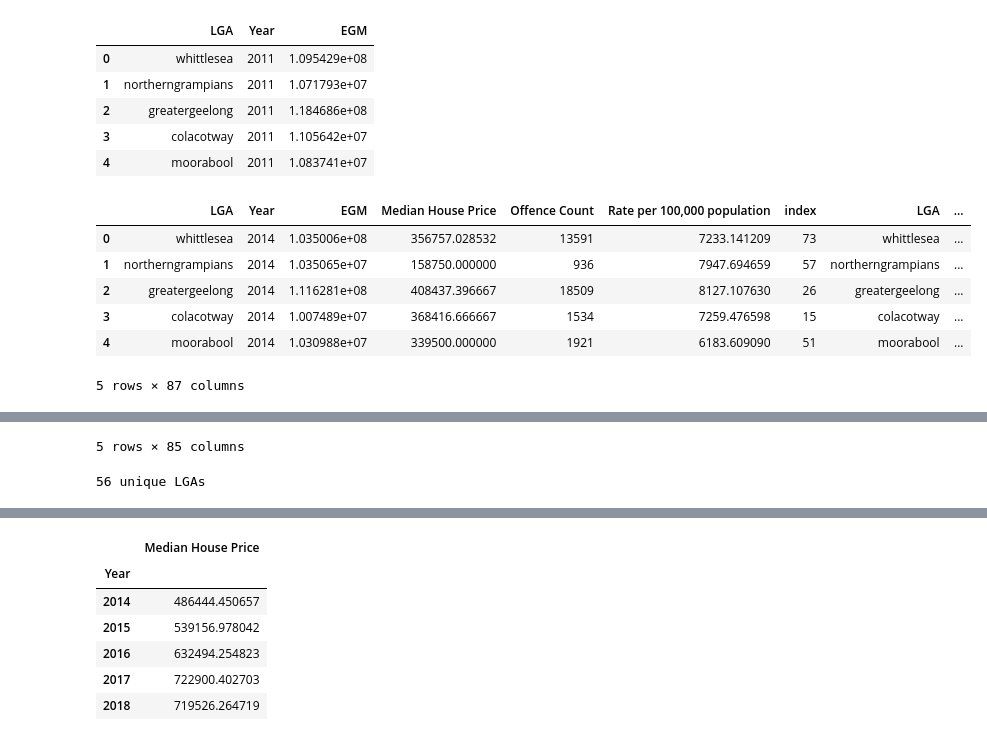
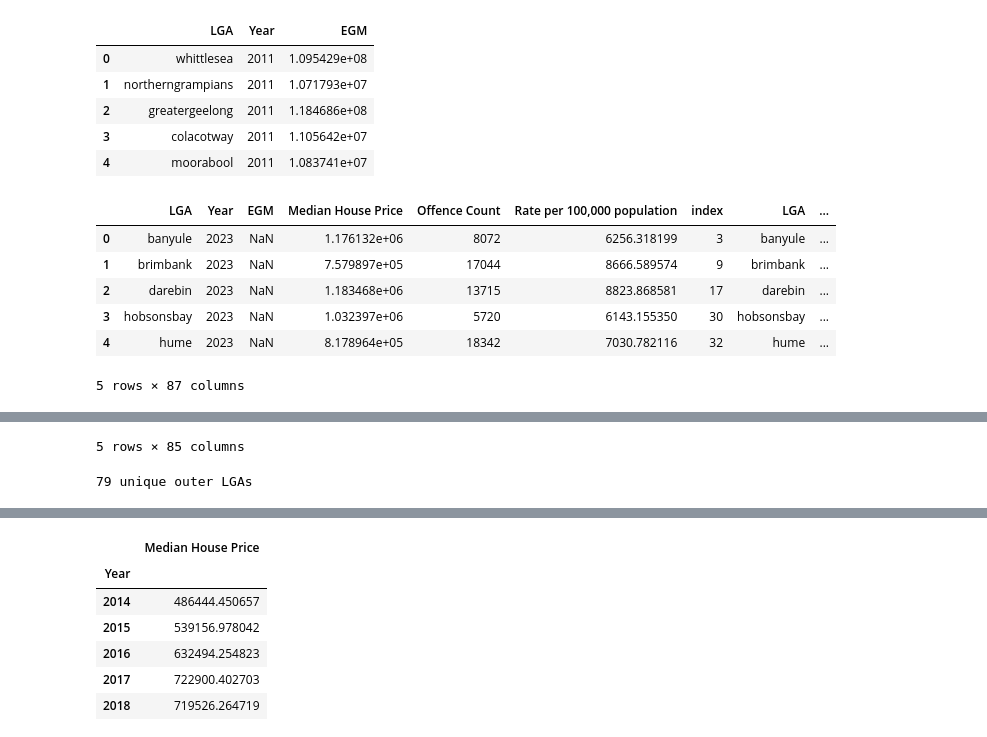
Before and after one commit to khangluong2004/COMP20008_Assignment2, a Jupyter notebook: terry/eda.ipynb, the cells around one changed output, grey strips where cells are left out. Cells and saved outputs as stored; diff of their text form; code cells hidden in the pictures.

```diff
--- a/terry/eda.ipynb
+++ b/terry/eda.ipynb
@@ -227,45 +225,71 @@ display(cleaned_egm.head())
 # %%
 import sqlite3
 
 def to_db(df: pd.DataFrame, name):
     cnx = sqlite3.connect('./data.sqlite3')
     df.to_sql(name=name, con=cnx, if_exists='replace')
     cnx.close()
 
 
 to_db(offense, 'offense')
 to_db(cleaned_egm, 'egm')
 to_db(raw_community, 'community')
 to_db(housing, 'housing')
 
 # run sql
+def inner():
+    with sqlite3.connect('./data.sqlite3') as cnx:
+        sql = """
+    select
+        egm.LGA as "LGA", egm.Year, egm.EGM,
+        housing."Median House Price",
+        offense."Offence Count", offense."Rate per 100,000 population",
+        community.*
+    from egm
+    inner join offense on egm.LGA = offense.LGA and offense.Year = egm.Year
+    inner join community on community.LGA = egm.LGA
+    inner join housing on housing.LGA = egm.LGA and housing.Year = egm.Year;
+    """
+        tables = pd.read_sql_query(sql, cnx)
+        display(tables.head())
+        tables = tables.drop(columns=['index']).copy()
+        tables = tables.loc[:, ~tables.columns.duplicated()].copy()
+        display(tables.head())
 
-with sqlite3.connect('./data.sqlite3') as cnx:
-    sql = """
-select
-    egm.LGA as "LGA", egm.Year, egm.EGM,
-    housing."Median House Price",
-    offense."Offence Count", offense."Rate per 100,000 population",
-    community.*
-from egm
-inner join offense on egm.LGA = offense.LGA and offense.Year = egm.Year
-inner join community on community.LGA = egm.LGA
-inner join housing on housing.LGA = egm.LGA and housing.Year = egm.Year;
-"""
-    tables = pd.read_sql_query(sql, cnx)
-    display(tables.head())
-    tables = tables.drop(columns=['index']).copy()
-    tables = tables.loc[:, ~tables.columns.duplicated()].copy()
-    display(tables.head())
+    tables.to_csv('final.csv')
+    print(len(tables['LGA'].unique()), 'unique LGAs')
 
-tables.to_csv('final.csv')
-print(len(tables['LGA'].unique()), 'unique LGAs')
+def outer():
+    with sqlite3.connect('./data.sqlite3') as cnx:
+        sql = """
+    select
+        offense.LGA as "LGA", offense.Year, egm.EGM,
+        housing."Median House Price",
+        offense."Offence Count", offense."Rate per 100,000 population",
+        community.*
+    from offense
+    left join egm on egm.LGA = offense.LGA and offense.Year = egm.Year
+    left join community on community.LGA = offense.LGA
+    left join housing on housing.LGA = offense.LGA and housing.Year = offense.Year;
+    """
+        tables = pd.read_sql_query(sql, cnx)
+        display(tables.head())
+        tables = tables.drop(columns=['index']).copy()
+        tables = tables.loc[:, ~tables.columns.duplicated()].copy()
+        display(tables.head())
+
+    tables.to_csv('final_outer.csv')
+    print(len(tables['LGA'].unique()), 'unique outer LGAs')
+
+
+# inner()
+outer()
 # %% [output]
 |  | LGA | Year | EGM | Median House Price | Offence Count | Rate per 100,000 population | index | LGA | ... |
-| 0 | whittlesea | 2014 | 1.035006e+08 | 356757.028532 | 13591 | 7233.141209 | 73 | whittlesea | ... |
-| 1 | northerngrampians | 2014 | 1.035065e+07 | 158750.000000 | 936 | 7947.694659 | 57 | northerngrampians | ... |
-| 2 | greatergeelong | 2014 | 1.116281e+08 | 408437.396667 | 18509 | 8127.107630 | 26 | greatergeelong | ... |
-| 3 | colacotway | 2014 | 1.007489e+07 | 368416.666667 | 1534 | 7259.476598 | 15 | colacotway | ... |
-| 4 | moorabool | 2014 | 1.030988e+07 | 339500.000000 | 1921 | 6183.609090 | 51 | moorabool | ... |
+| 0 | banyule | 2023 | NaN | 1.176132e+06 | 8072 | 6256.318199 | 3 | banyule | ... |
+| 1 | brimbank | 2023 | NaN | 7.579897e+05 | 17044 | 8666.589574 | 9 | brimbank | ... |
+| 2 | darebin | 2023 | NaN | 1.183468e+06 | 13715 | 8823.868581 | 17 | darebin | ... |
+| 3 | hobsonsbay | 2023 | NaN | 1.032397e+06 | 5720 | 6143.155350 | 30 | hobsonsbay | ... |
+| 4 | hume | 2023 | NaN | 8.178964e+05 | 18342 | 7030.782116 | 32 | hume | ... |
 5 rows × 87 columns
 |  | LGA | Year | EGM | Median House Price | Offence Count | Rate per 100,000 population | ... |
@@ -277,2 +301,2 @@ print(len(tables['LGA'].unique()), 'unique LGAs')
 5 rows × 85 columns
-56 unique LGAs
+79 unique outer LGAs
```
Also changed, not shown: parts of 8 cells of this notebook, 1 other file.
